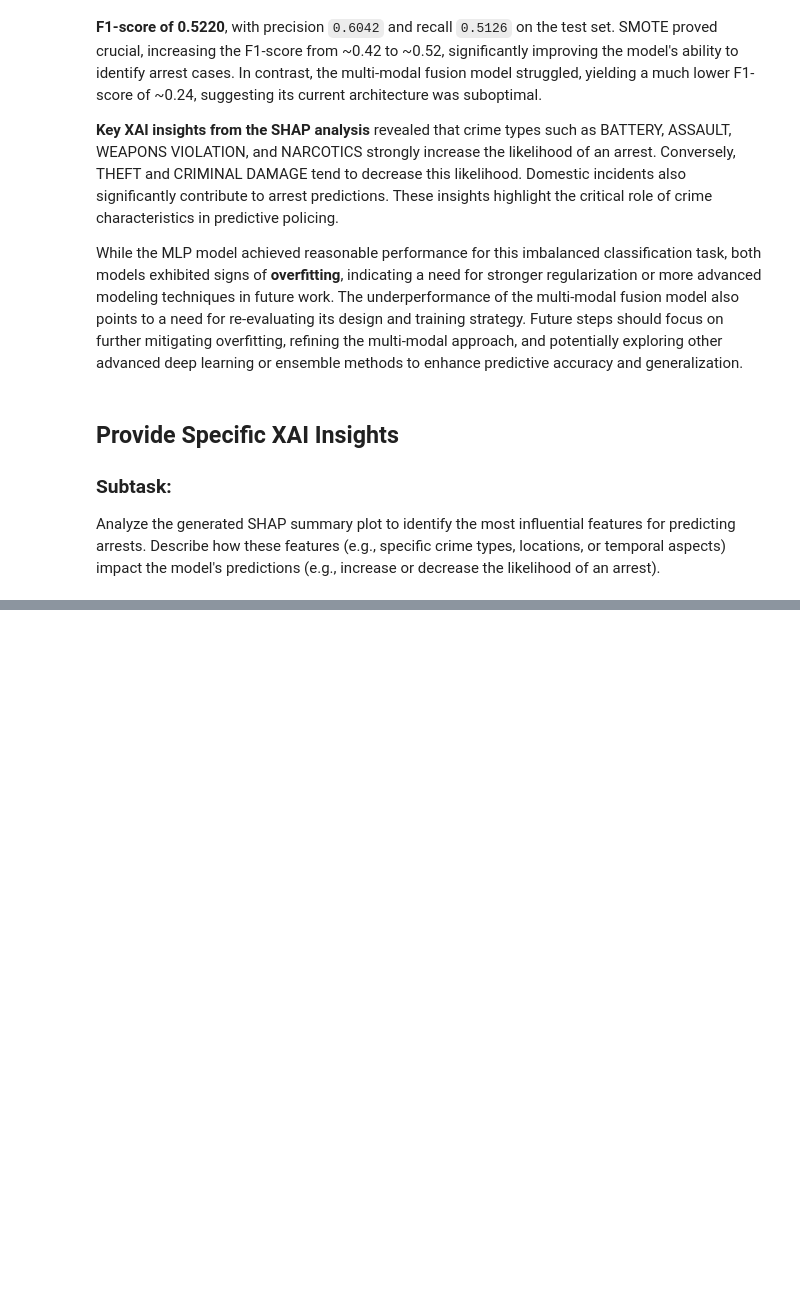
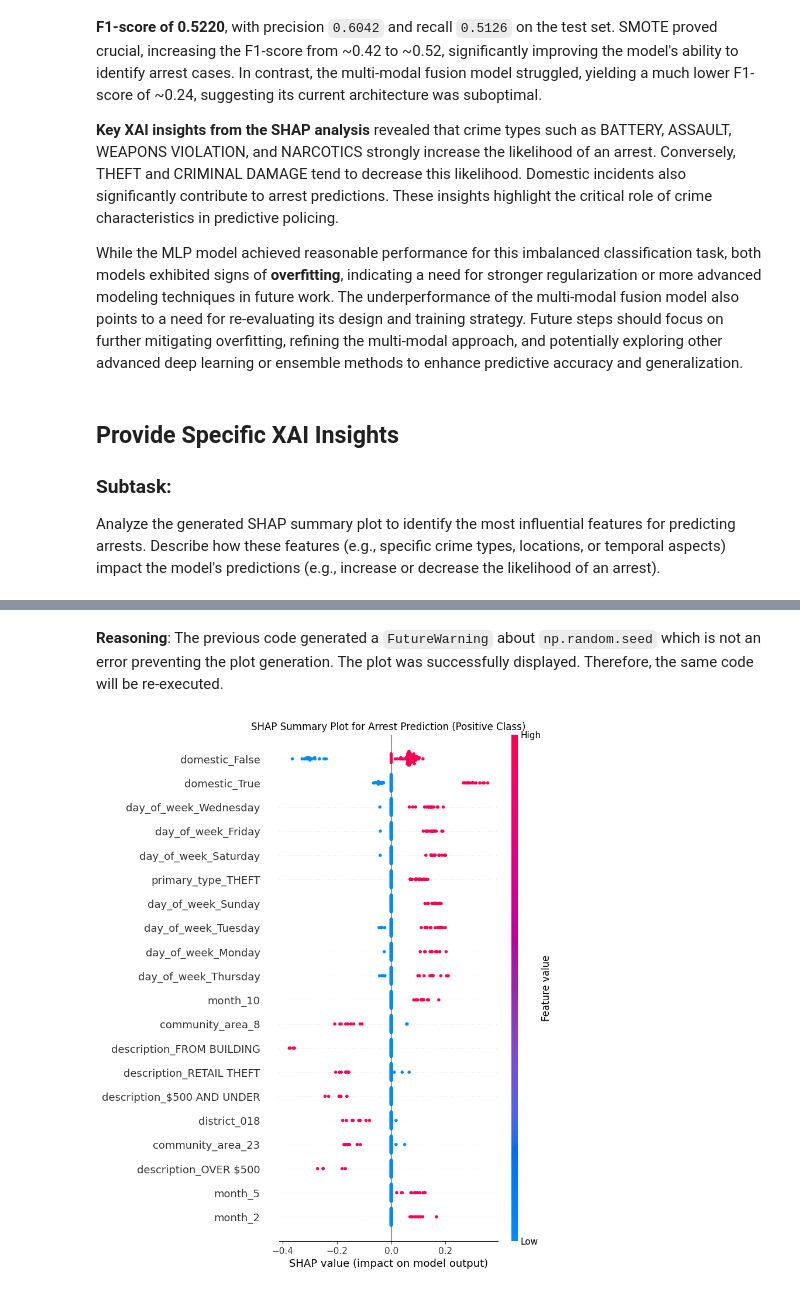
Before and after one commit to apoyando/CHIarrests, a Jupyter notebook: CHIarrests.ipynb, the cells around one changed output, grey strips where cells are left out. Saved outputs shown, nothing was run; the diff lists cells and outputs as text; code cells hidden in the pictures; blank space fills up the shorter version.

```diff
--- a/CHIarrests.ipynb
+++ b/CHIarrests.ipynb
@@ -1826,0 +2171,12 @@ Analyze the generated SHAP summary plot to identify the most influential feature
+# %% [markdown]
+**Reasoning**:
+The previous code generated a `FutureWarning` about `np.random.seed` which is not an error preventing the plot generation. The plot was successfully displayed. Therefore, the same code will be re-executed.
+# %%
+import matplotlib.pyplot as plt
+
+# Generate SHAP summary plot
+shap.summary_plot(shap_values_for_positive_class, shap_explanation_data_dense, feature_names=feature_names_ordered, show=False)
+plt.title('SHAP Summary Plot for Arrest Prediction (Positive Class)')
+plt.show()
+# %% [output]
+[figure, added]
```
Also changed, not shown: parts of 32 cells of this notebook.
